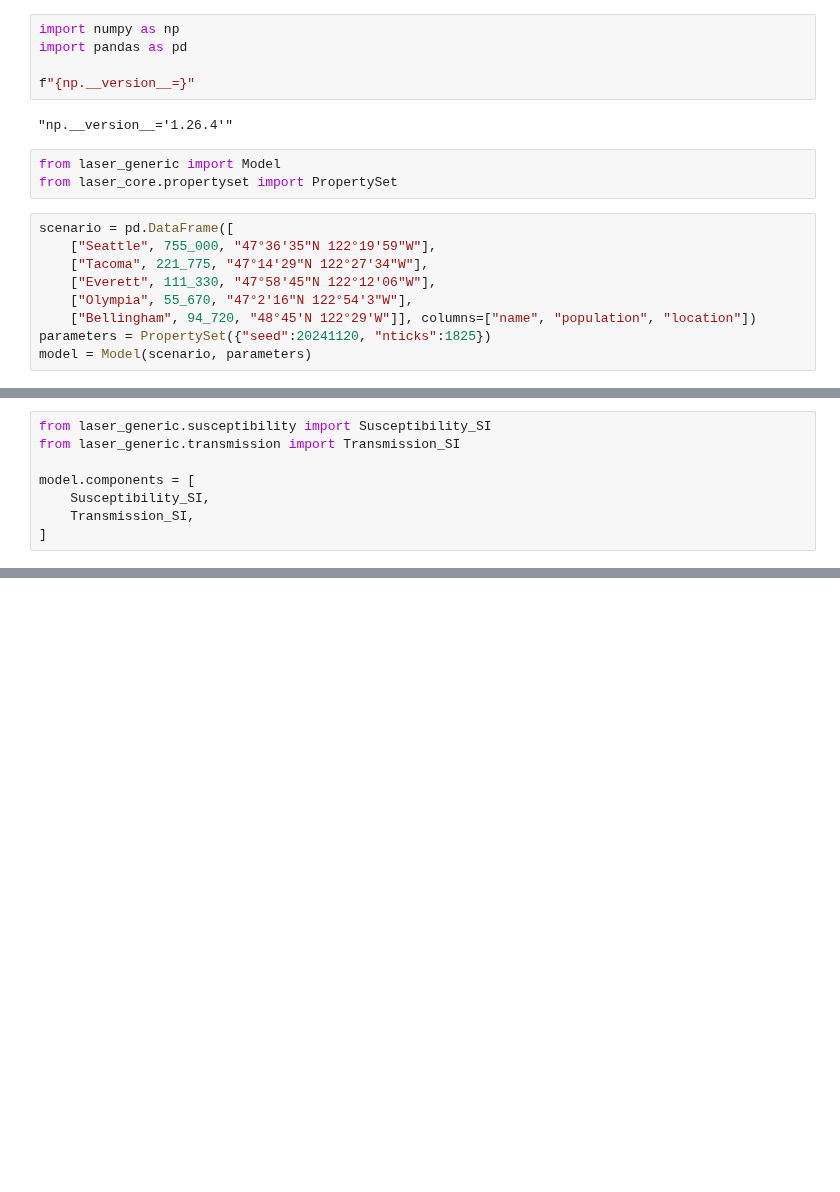
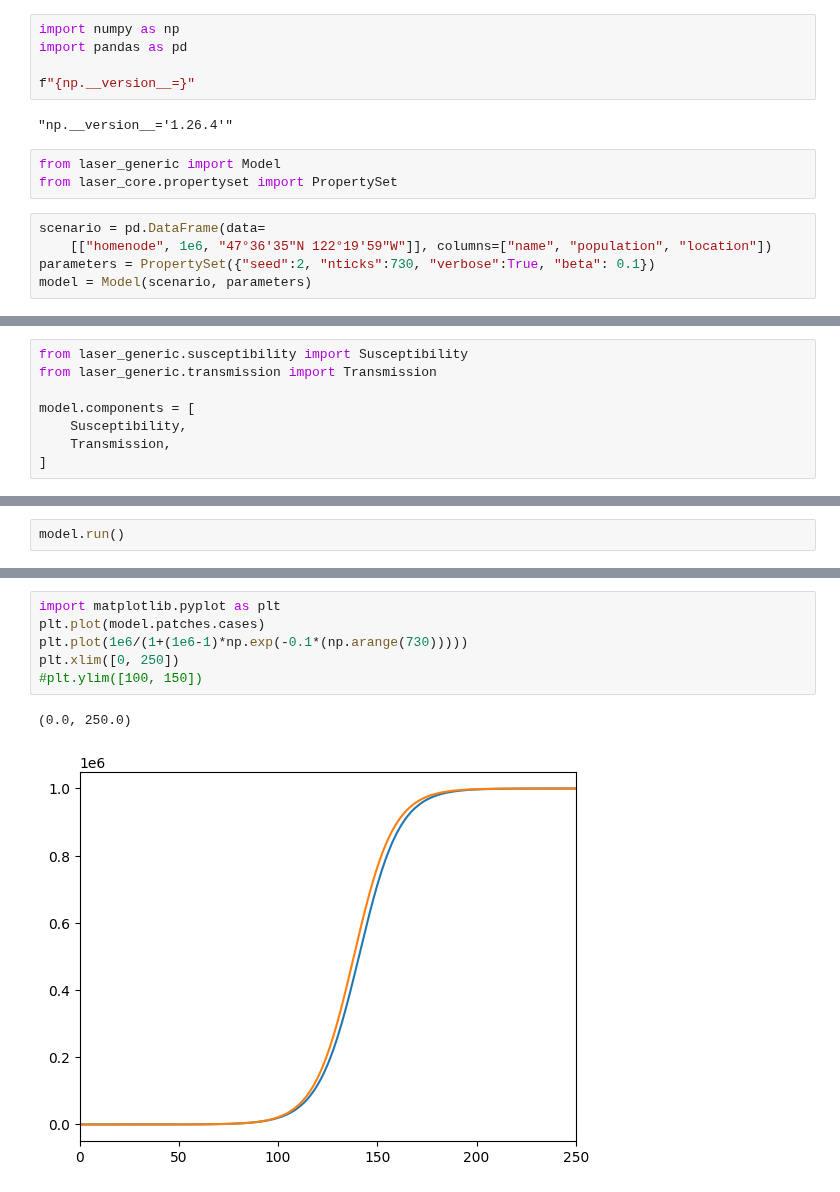
Before and after one commit to InstituteforDiseaseModeling/laser-generic, a Jupyter notebook: notebooks/example.ipynb, the cells around one changed output, grey strips where cells are left out. Cells and saved outputs as stored; diff of their text form; blank space fills up the shorter version.

Commit message:
SI model test working in example.ipynb

```diff
--- a/notebooks/example.ipynb
+++ b/notebooks/example.ipynb
@@ -9,12 +9,8 @@ f"{np.__version__=}"
 from laser_generic import Model
 from laser_core.propertyset import PropertySet
 # %%
-scenario = pd.DataFrame([
-    ["Seattle", 755_000, "47°36′35″N 122°19′59″W"],
-    ["Tacoma", 221_775, "47°14′29″N 122°27′34″W"],
-    ["Everett", 111_330, "47°58′45″N 122°12′06″W"],
-    ["Olympia", 55_670, "47°2′16″N 122°54′3″W"],
-    ["Bellingham", 94_720, "48°45′N 122°29′W"]], columns=["name", "population", "location"])
-parameters = PropertySet({"seed":20241120, "nticks":1825})
+scenario = pd.DataFrame(data=
+    [["homenode", 1e6, "47°36′35″N 122°19′59″W"]], columns=["name", "population", "location"])
+parameters = PropertySet({"seed":2, "nticks":730, "verbose":True, "beta": 0.1})
 model = Model(scenario, parameters)
 # %% [output]
@@ -23,8 +19,8 @@ Initializing the generic model with 5 patches…
 # %%
-from laser_generic.susceptibility import Susceptibility_SI
-from laser_generic.transmission import Transmission_SI
+from laser_generic.susceptibility import Susceptibility
+from laser_generic.transmission import Transmission
 
 model.components = [
-    Susceptibility_SI,
-    Transmission_SI,
+    Susceptibility,
+    Transmission,
 ]
@@ -33,0 +30,2 @@ Signature mismatch: 8 argument types given, but function takes 5 arguments
+# %%
+model.run()
@@ -33,0 +39,9 @@ Signature mismatch: 8 argument types given, but function takes 5 arguments
+# %%
+import matplotlib.pyplot as plt
+plt.plot(model.patches.cases)
+plt.plot(1e6/(1+(1e6-1)*np.exp(-0.1*(np.arange(730)))))
+plt.xlim([0, 250])
+#plt.ylim([100, 150])
+# %% [output]
+(0.0, 250.0)
+[figure, added]
```
Also changed, not shown: parts of 5 cells of this notebook, 3 other files.
